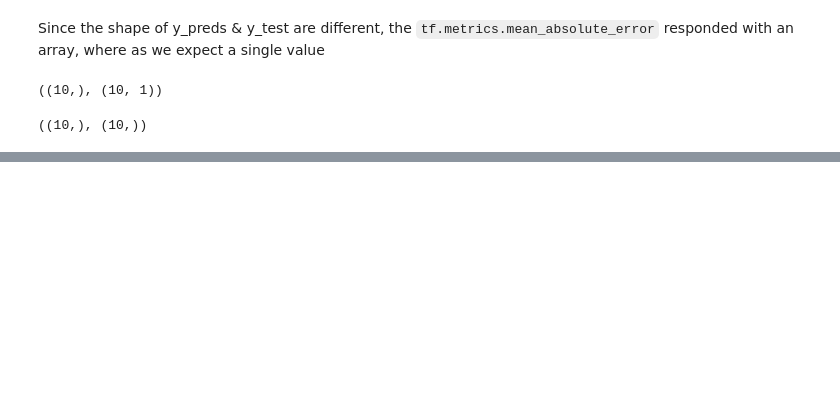
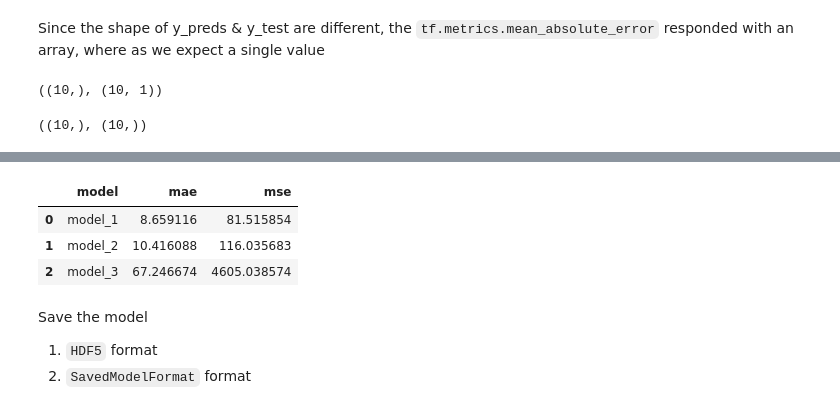
Before and after one commit to bikash119/learn_tensorflow, a Jupyter notebook: learn_tf_002.ipynb, the cells around one changed output, grey strips where cells are left out. Saved outputs shown, nothing was run; the diff lists cells and outputs as text; code cells hidden in the pictures; blank space fills up the shorter version.

```diff
--- a/learn_tf_002.ipynb
+++ b/learn_tf_002.ipynb
@@ -286,0 +421,4 @@ mse
+# %%
+mae_3 = tf.metrics.mean_absolute_error(y_test,y_preds_3.squeeze()).numpy()
+mse_3 = tf.metrics.mean_squared_error(y_test,y_preds_3.squeeze()).numpy()
+mae_3,mse_3
@@ -286,0 +440,19 @@ mse
+# %%
+model_results = [
+    ["model_1",mae_1,mse_1]
+    ,["model_2",mae_2,mse_2]
+    ,["model_3",mae_3,mse_3]
+]
+# %%
+import pandas as pd
+all_results = pd.DataFrame(model_results,columns=["model","mae","mse"])
+all_results
+# %% [output]
+|  | model | mae | mse |
+| 0 | model_1 | 8.659116 | 81.515854 |
+| 1 | model_2 | 10.416088 | 116.035683 |
+| 2 | model_3 | 67.246674 | 4605.038574 |
+# %% [markdown]
+Save the model
+1. `HDF5` format
+2. `SavedModelFormat` format
```
Also changed, not shown: parts of 35 cells of this notebook.
